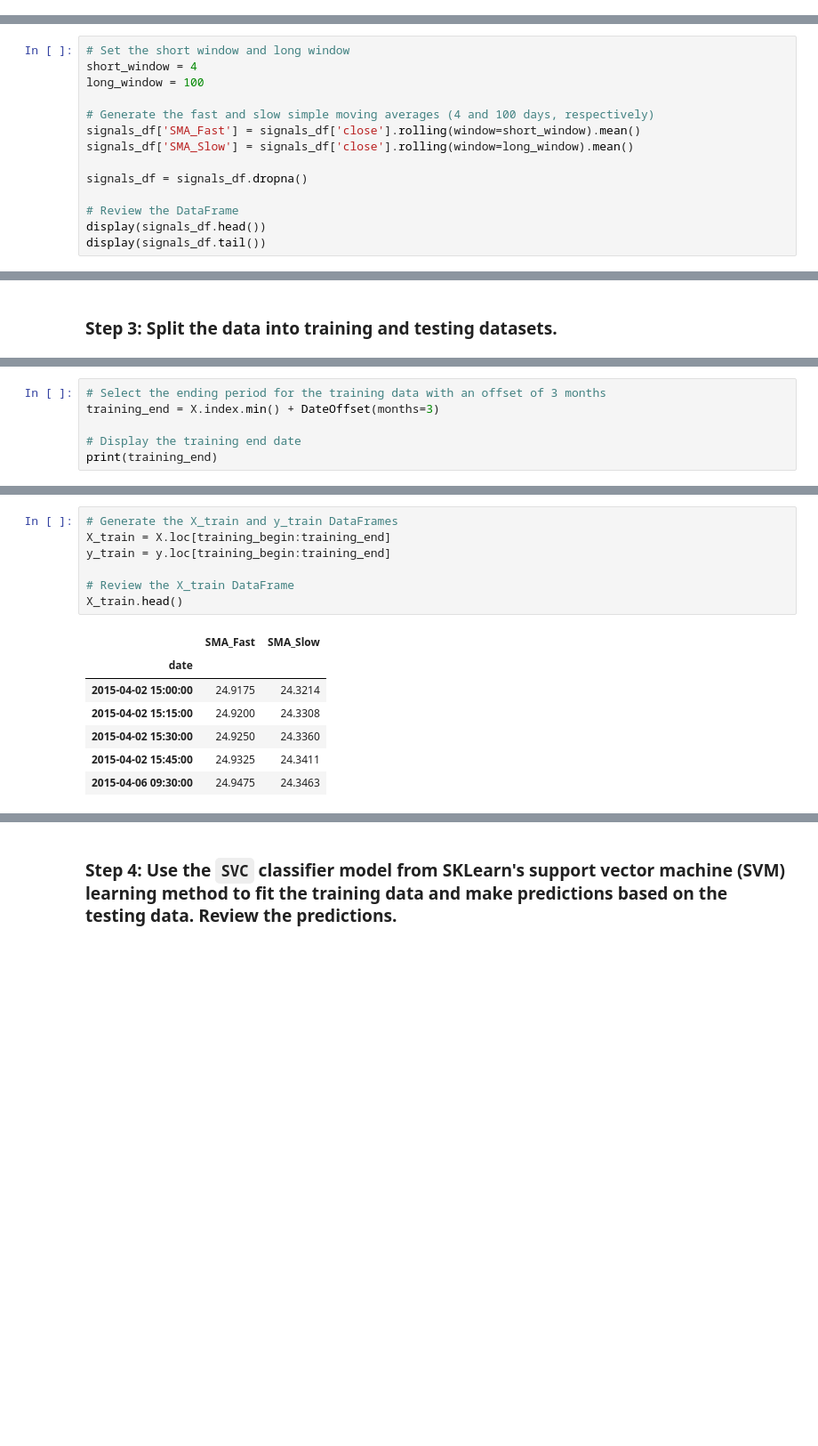
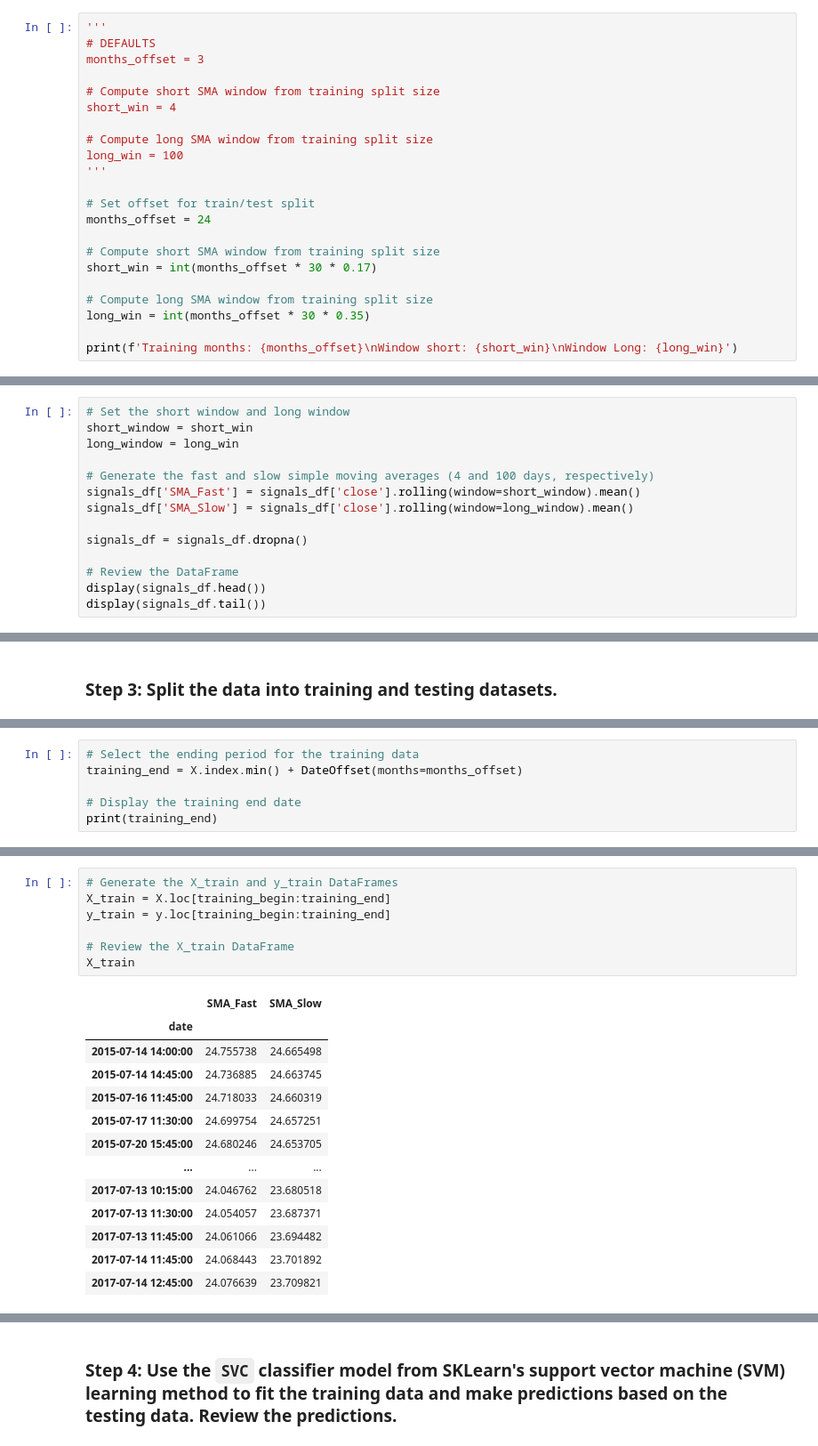
Before and after one commit to al-gladkow/ML-Algo-Trading, a Jupyter notebook: machine_learning_trading_bot.ipynb, the cells around one changed output, grey strips where cells are left out. Shown at 89% size. Cells and saved outputs as stored; diff of their text form; blank space fills up the shorter version.

```diff
--- a/machine_learning_trading_bot.ipynb
+++ b/machine_learning_trading_bot.ipynb
@@ -137,0 +138,22 @@ display(signals_df.tail())
+# %%
+'''
+# DEFAULTS
+months_offset = 3
+
+# Compute short SMA window from training split size
+short_win = 4
+
+# Compute long SMA window from training split size
+long_win = 100
+'''
+
+# Set offset for train/test split
+months_offset = 24
+
+# Compute short SMA window from training split size
+short_win = int(months_offset * 30 * 0.17)
+
+# Compute long SMA window from training split size
+long_win = int(months_offset * 30 * 0.35)
+
+print(f'Training months: {months_offset}\nWindow short: {short_win}\nWindow Long: {long_win}')
@@ -139,8 +165,8 @@ display(signals_df.tail())
 ## Step 2: Generate trading signals using short- and long-window SMA values.
 # %%
 # Set the short window and long window
-short_window = 4
-long_window = 100
+short_window = short_win
+long_window = long_win
 
 # Generate the fast and slow simple moving averages (4 and 100 days, respectively)
 signals_df['SMA_Fast'] = signals_df['close'].rolling(window=short_window).mean()
@@ -265,6 +290,6 @@ print(training_begin)
 # %%
-# Select the ending period for the training data with an offset of 3 months
-training_end = X.index.min() + DateOffset(months=3)
+# Select the ending period for the training data
+training_end = X.index.min() + DateOffset(months=months_offset)
 
 # Display the training end date
 print(training_end)
@@ -273,15 +298,21 @@ print(training_end)
 # %%
 # Generate the X_train and y_train DataFrames
 X_train = X.loc[training_begin:training_end]
 y_train = y.loc[training_begin:training_end]
 
 # Review the X_train DataFrame
-X_train.head()
+X_train
 # %% [output]
 |  | SMA_Fast | SMA_Slow |
 | date |  |  |
-| 2015-04-02 15:00:00 | 24.9175 | 24.3214 |
-| 2015-04-02 15:15:00 | 24.9200 | 24.3308 |
-| 2015-04-02 15:30:00 | 24.9250 | 24.3360 |
-| 2015-04-02 15:45:00 | 24.9325 | 24.3411 |
-| 2015-04-06 09:30:00 | 24.9475 | 24.3463 |
+| 2015-07-14 14:00:00 | 24.755738 | 24.665498 |
+| 2015-07-14 14:45:00 | 24.736885 | 24.663745 |
+| 2015-07-16 11:45:00 | 24.718033 | 24.660319 |
+| 2015-07-17 11:30:00 | 24.699754 | 24.657251 |
+| 2015-07-20 15:45:00 | 24.680246 | 24.653705 |
+| ... | ... | ... |
+| 2017-07-13 10:15:00 | 24.046762 | 23.680518 |
+| 2017-07-13 11:30:00 | 24.054057 | 23.687371 |
+| 2017-07-13 11:45:00 | 24.061066 | 23.694482 |
+| 2017-07-14 11:45:00 | 24.068443 | 23.701892 |
+| 2017-07-14 12:45:00 | 24.076639 | 23.709821 |
```
Also changed, not shown: parts of 20 cells of this notebook, 3 other files.
